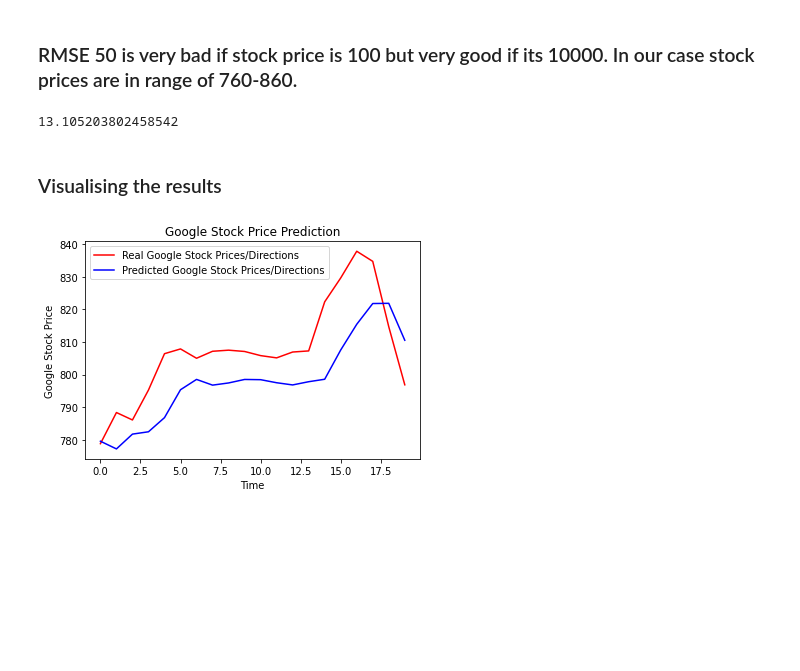
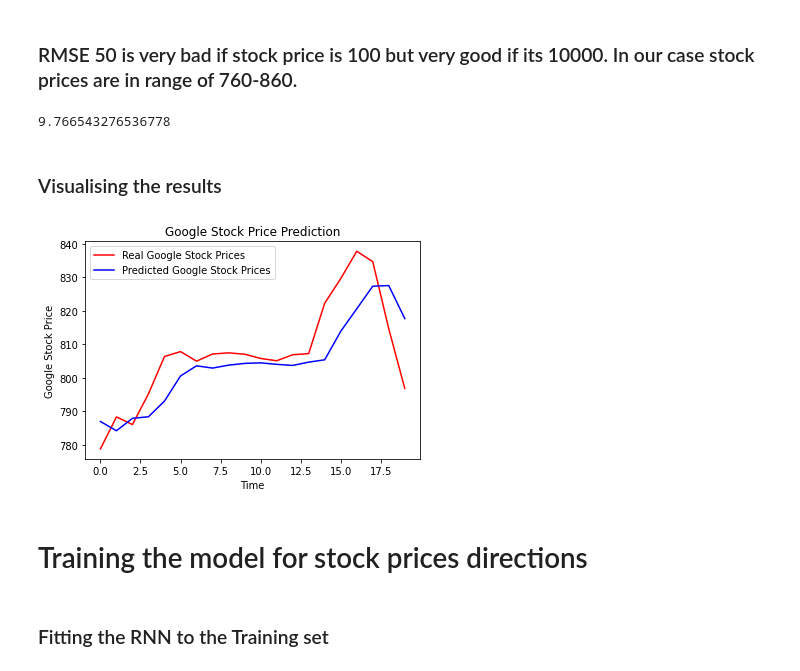
Before and after one commit to waqardongre/timeseriesforecasting, a Jupyter notebook: Google_stock_price_predictions_time_series_forecasting_by_Waqar_Dongre.ipynb, the cells around one changed output. Saved outputs shown, nothing was run; the diff lists cells and outputs as text; code cells hidden in the pictures; blank space fills up the shorter version.

```diff
--- a/Google_stock_price_predictions_time_series_forecasting_by_Waqar_Dongre.ipynb
+++ b/Google_stock_price_predictions_time_series_forecasting_by_Waqar_Dongre.ipynb
@@ -130,6 +130,6 @@ regressor.compile(optimizer = 'adam', loss = 'mean_squared_error')
 # %% [markdown]
 ### Fitting the RNN to the Training set
 # %%
-regressor.fit(X_train, y_train, epochs = 200, batch_size = 50)
+regressor.fit(X_train, y_train, epochs = 200, batch_size = 64)
 # %% [output]
 Epoch 1/200
@@ -222,16 +222,20 @@ predicted_stock_price = sc.inverse_transform(predicted_stock_price)
 rmse = math.sqrt(mean_squared_error(real_stock_price, predicted_stock_price))
 print(rmse)
 # %% [output]
-13.105203802458542
+9.766543276536778
 # %% [markdown]
 ### Visualising the results
 # %%
-plt.plot(real_stock_price, color = 'red', label = 'Real Google Stock Prices/Directions')
-plt.plot(predicted_stock_price, color = 'blue', label = 'Predicted Google Stock Prices/Directions')
+plt.plot(real_stock_price, color = 'red', label = 'Real Google Stock Prices')
+plt.plot(predicted_stock_price, color = 'blue', label = 'Predicted Google Stock Prices')
 plt.title('Google Stock Price Prediction')
 plt.xlabel('Time')
 plt.ylabel('Google Stock Price')
 plt.legend()
 plt.show()
 # %% [output]
-[figure, old version]
+[figure, new version]
+# %% [markdown]
+# Training the model for stock prices directions
+# %% [markdown]
+### Fitting the RNN to the Training set
```
Also changed, not shown: parts of 23 cells of this notebook.
